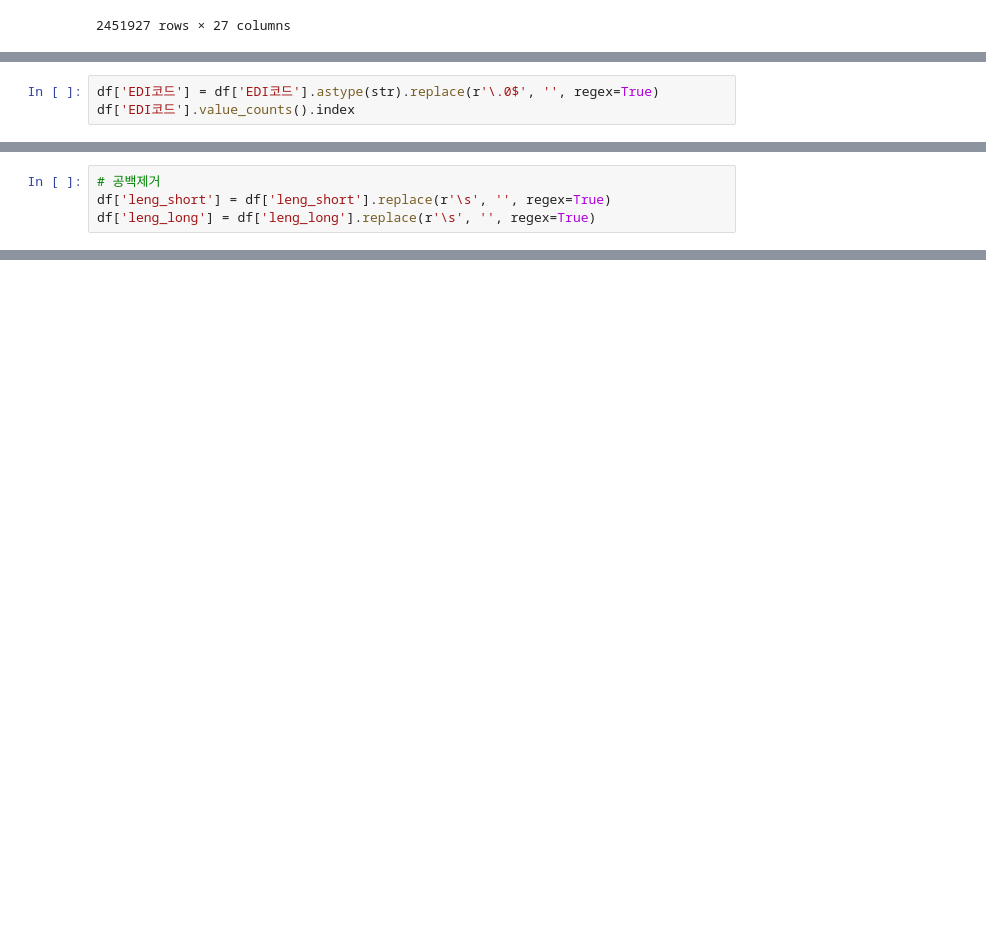
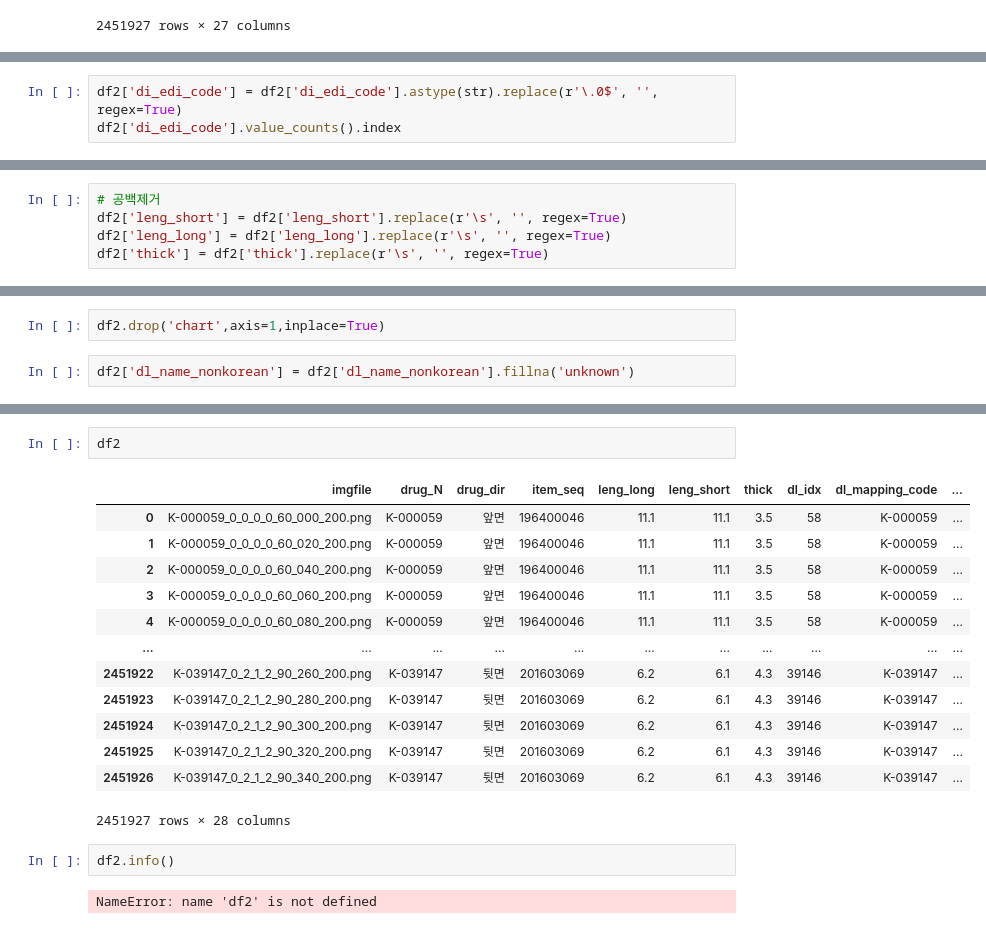
Before and after one commit to BrianPark314/final_project, a Jupyter notebook: dataEDA.ipynb, the cells around one changed output, grey strips where cells are left out. Drawn from its saved outputs; the diff is of its cells as text; blank space fills up the shorter version.

```diff
--- a/dataEDA.ipynb
+++ b/dataEDA.ipynb
@@ -236,4 +258,4 @@ replace_string(df,'약품 분류', '\.' , '|')
 5 rows × 27 columns
 # %%
-df['EDI코드'] = df['EDI코드'].astype(str).replace(r'\.0$', '', regex=True)
-df['EDI코드'].value_counts().index
+df2['di_edi_code'] = df2['di_edi_code'].astype(str).replace(r'\.0$', '', regex=True)
+df2['di_edi_code'].value_counts().index
@@ -240,4 +270,5 @@ df['EDI코드'].value_counts().index
 # %%
 # 공백제거
-df['leng_short'] = df['leng_short'].replace(r'\s', '', regex=True)
-df['leng_long'] = df['leng_long'].replace(r'\s', '', regex=True)
+df2['leng_short'] = df2['leng_short'].replace(r'\s', '', regex=True)
+df2['leng_long'] = df2['leng_long'].replace(r'\s', '', regex=True)
+df2['thick'] = df2['thick'].replace(r'\s', '', regex=True)
@@ -247,0 +297,4 @@ df['식별문자(뒤)'] = df['식별문자(뒤)'].astype(str)
+# %%
+df2.drop('chart',axis=1,inplace=True)
+# %%
+df2['dl_name_nonkorean'] = df2['dl_name_nonkorean'].fillna('unknown')
@@ -247,0 +321,20 @@ df['식별문자(뒤)'] = df['식별문자(뒤)'].astype(str)
+# %%
+df2
+# %% [output]
+|  | imgfile | drug_N | drug_dir | item_seq | leng_long | leng_short | thick | dl_idx | dl_mapping_code | ... |
+| 0 | K-000059_0_0_0_0_60_000_200.png | K-000059 | 앞면 | 196400046 | 11.1 | 11.1 | 3.5 | 58 | K-000059 | ... |
+| 1 | K-000059_0_0_0_0_60_020_200.png | K-000059 | 앞면 | 196400046 | 11.1 | 11.1 | 3.5 | 58 | K-000059 | ... |
+| 2 | K-000059_0_0_0_0_60_040_200.png | K-000059 | 앞면 | 196400046 | 11.1 | 11.1 | 3.5 | 58 | K-000059 | ... |
+| 3 | K-000059_0_0_0_0_60_060_200.png | K-000059 | 앞면 | 196400046 | 11.1 | 11.1 | 3.5 | 58 | K-000059 | ... |
+| 4 | K-000059_0_0_0_0_60_080_200.png | K-000059 | 앞면 | 196400046 | 11.1 | 11.1 | 3.5 | 58 | K-000059 | ... |
+| ... | ... | ... | ... | ... | ... | ... | ... | ... | ... | ... |
+| 2451922 | K-039147_0_2_1_2_90_260_200.png | K-039147 | 뒷면 | 201603069 | 6.2 | 6.1 | 4.3 | 39146 | K-039147 | ... |
+| 2451923 | K-039147_0_2_1_2_90_280_200.png | K-039147 | 뒷면 | 201603069 | 6.2 | 6.1 | 4.3 | 39146 | K-039147 | ... |
+| 2451924 | K-039147_0_2_1_2_90_300_200.png | K-039147 | 뒷면 | 201603069 | 6.2 | 6.1 | 4.3 | 39146 | K-039147 | ... |
+| 2451925 | K-039147_0_2_1_2_90_320_200.png | K-039147 | 뒷면 | 201603069 | 6.2 | 6.1 | 4.3 | 39146 | K-039147 | ... |
+| 2451926 | K-039147_0_2_1_2_90_340_200.png | K-039147 | 뒷면 | 201603069 | 6.2 | 6.1 | 4.3 | 39146 | K-039147 | ... |
+2451927 rows × 28 columns
+# %%
+df2.info()
+# %% [output]
+NameError: name 'df2' is not defined
```
Also changed, not shown: parts of 25 cells of this notebook.
